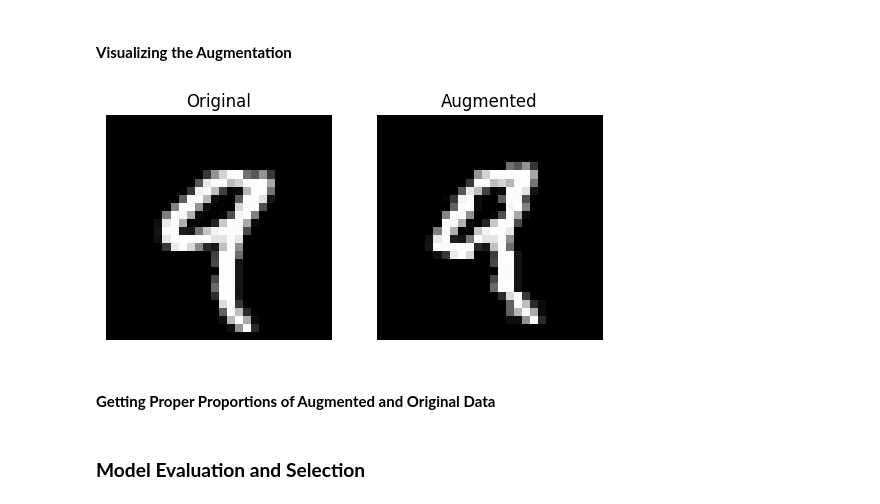
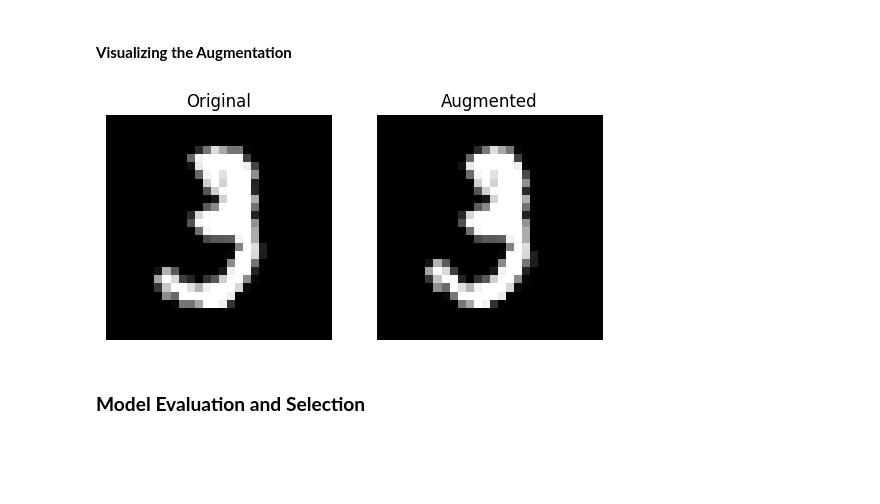
Before and after one commit to dariansal/deep-learning-mnist, a Jupyter notebook: notebooks/model-selection.ipynb, the cells around one changed output. Drawn from its saved outputs; the diff is of its cells as text; code cells hidden in the pictures; blank space fills up the shorter version.

```diff
--- a/notebooks/model-selection.ipynb
+++ b/notebooks/model-selection.ipynb
@@ -101,12 +108,15 @@ def transformations(maybe_augment):
                                         transforms.ToTensor(),
                                         transforms.Normalize((0.5,), (0.5,))
                                         ])
+
+        transform_norm_aug = transforms.Compose([aug, transforms.ColorJitter(brightness=.22, contrast=0.25)])
     else:
         transform_aug = transform_norm
+        transform_norm_aug = transform_norm
 
-    return transform_norm, transform_aug
+    return transform_norm, transform_aug, transform_norm_aug
 # %%
-transform_norm, transform_aug = transformations(hypers.augment)
+transform_norm, transform_aug, transform_norm_aug = transformations(hypers.augment)
 # %% [markdown]
 #### __Loading the Data__
 # %%
@@ -146,0 +233,25 @@ distribution(train_dataset)
+# %%
+'''Replace NUM_FIVES ones with fives in augmented data. Since transformation is on the fly just make a set of training data with more 5's and wrap it after'''
+def replace_victim_with_incoming_aug(replacements, transformation = transform_aug):
+    images, labels = extract(train_dataset)
+
+    for (victim, incoming, num_replacements) in replacements:
+        incoming_indices = digit_indices(dataset = train_dataset, digit = incoming)
+        incoming_data = Subset(train_dataset, incoming_indices)
+
+        victim_indices = digit_indices(dataset = train_dataset, digit = victim)
+        victim_indices = np.random.choice(victim_indices, num_replacements, replace = False)
+
+        place = 0
+        for index in victim_indices:
+            images[index], __ = incoming_data[place]
+            __, labels[index] = incoming_data[place]
+            place += 1
+
+    return DataSetT(images, labels, transform=transformation)
+
+aug_dataset = replace_victim_with_incoming_aug([(1, 5, 800),
+                                                (0, 9, 200),
+                                                (2, 9, 100),
+                                                (7, 4, 200)]
+                                                )
@@ -163,17 +287,11 @@ def side_by_side_plot(image1, image2, title1, title2):
 def get_image(dataset, index):
     image, __ = dataset[index]
     return image.squeeze(0) #remove singleton batch_size dimension (provides no new info); now 2D (28x28) array
-# %%
-#transformation applied on the fly when image accessed; every epoch sees dif versions of images
-norm_dataset = datasets.MNIST(root = '../data', train = True, download = False, transform = transform_norm) #true on Colab
-aug_dataset = datasets.MNIST(root = '../data', train = True, download = False, transform = transform_aug)
 # %%
-index = 4
+index = 10
 norm_image = get_image(norm_dataset, index)
 aug_image = get_image(aug_dataset, index)
 
 side_by_side_plot(norm_image, aug_image, "Original", "Augmented")
 # %% [output]
-[figure, old version]
+[figure, new version]
-# %% [markdown]
-#### __Getting Proper Proportions of Augmented and Original Data__
```
Also changed, not shown: parts of 31 cells of this notebook, 2 other files.
